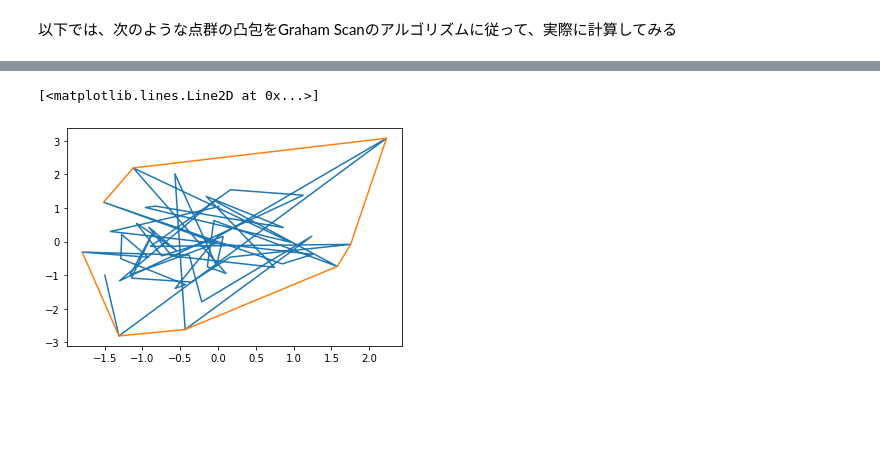
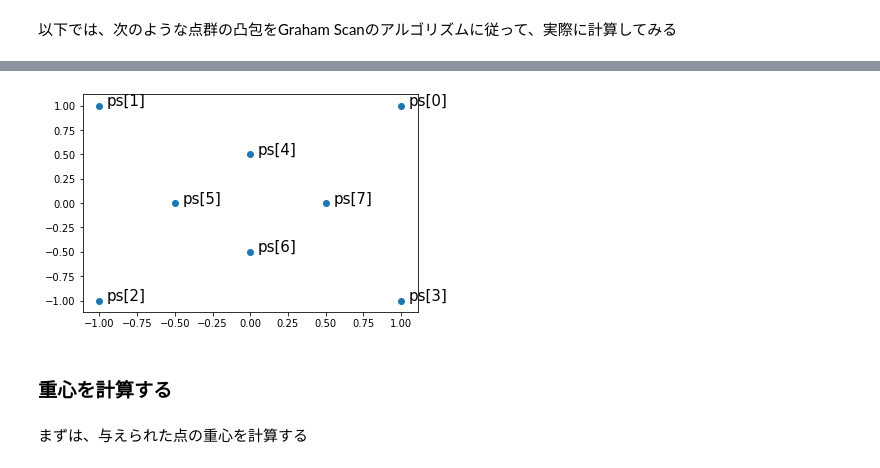
Before and after one commit to hotoku/graham_scan, a Jupyter notebook: graham_scan.ipynb, the cells around one changed output, grey strips where cells are left out. Saved outputs shown, nothing was run; the diff lists cells and outputs as text; code cells hidden in the pictures; blank space fills up the shorter version.

```diff
--- a/graham_scan.ipynb
+++ b/graham_scan.ipynb
@@ -132,6 +10,0 @@ array([[-1.79835811, -0.31259372],
-# %%
-plt.plot(ps3[:,0], ps3[:,1])
-plt.plot(gs[:,0], gs[:,1])
-# %% [output]
-[<matplotlib.lines.Line2D at 0x...>]
-[figure, removed]
@@ -137,0 +18,24 @@ plt.plot(gs[:,0], gs[:,1])
+# %%
+ps = np.array([
+    [1,1],
+    [-1,1],
+    [-1,-1],
+    [1,-1],
+    [0,0.5],
+    [-0.5,0],
+    [0,-0.5],
+    [0.5,0]
+])
+# %%
+reload(drawer)
+fig1 = drawer.fig()
+fig1.add_points(ps)
+for i in range(len(ps)):
+    fig1.add_text(ps[i], f"ps[{i}]")
+fig1.draw()
+# %% [output]
+[figure, added]
+# %% [markdown]
+### 重心を計算する
+# %% [markdown]
+まずは、与えられた点の重心を計算する
```
Also changed, not shown: parts of 48 cells of this notebook, 4 other files.
